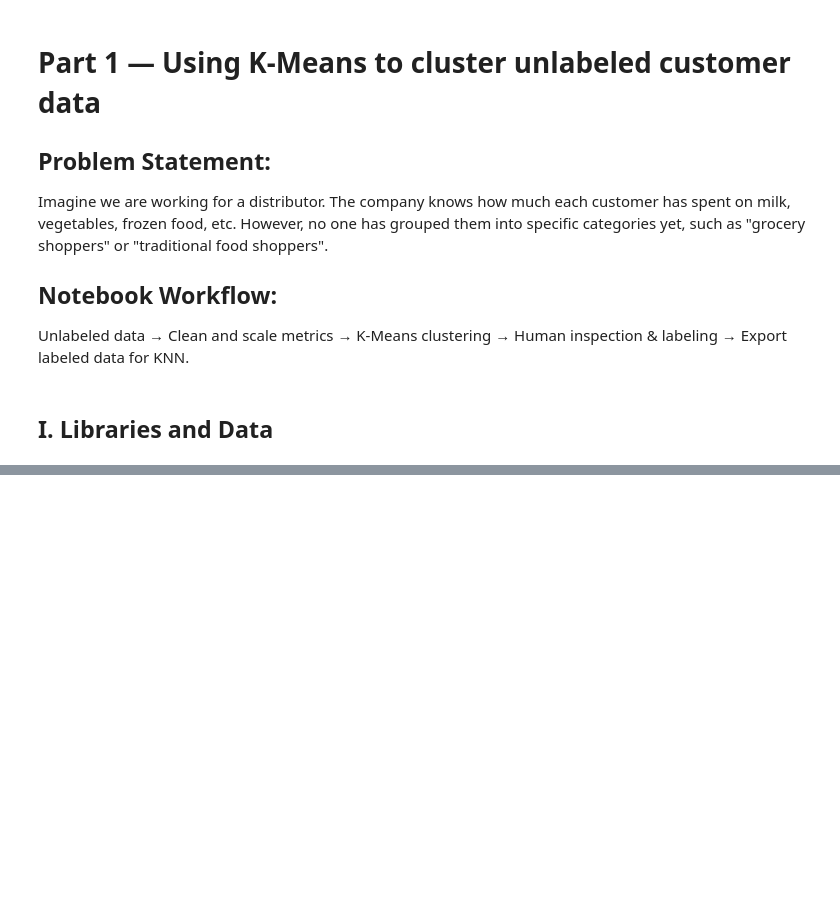
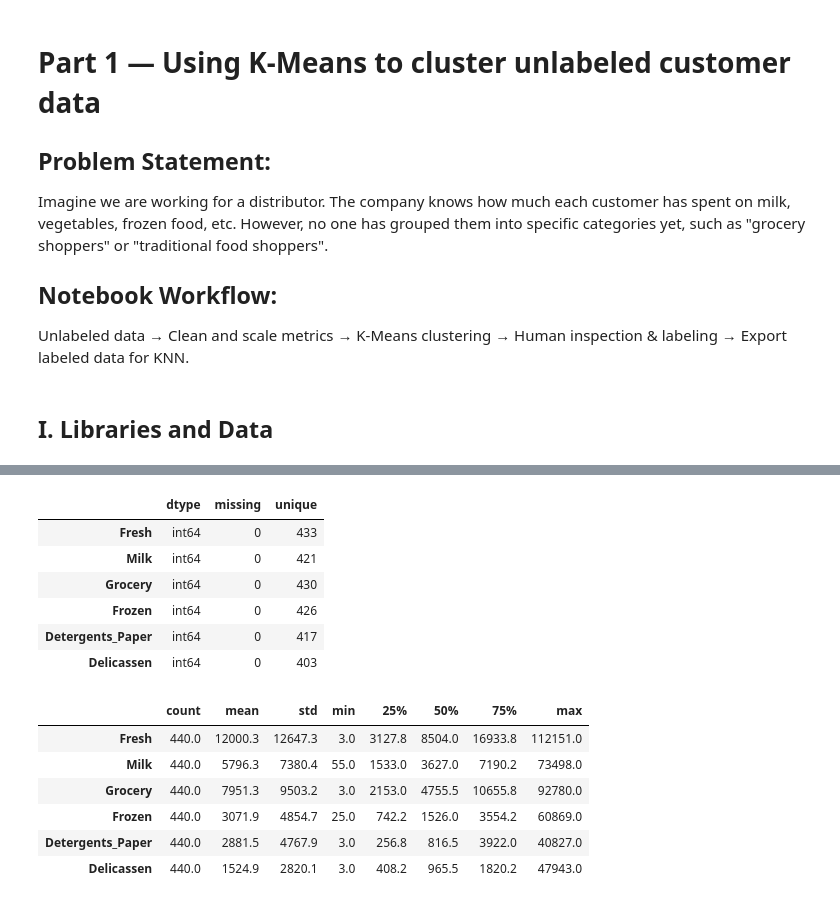
Before and after one commit to tandoan81194-dev/MachineLearning, a Jupyter notebook: K-means/Wholesale Customers - KMeans.ipynb, the cells around one changed output, grey strips where cells are left out. Cells and saved outputs as stored; diff of their text form; code cells hidden in the pictures; blank space fills up the shorter version.

```diff
--- a/K-means/Wholesale Customers - KMeans.ipynb
+++ b/K-means/Wholesale Customers - KMeans.ipynb
@@ -34,0 +49,28 @@ RANDOM_STATE = 42
+# %%
+FEATURES = [
+    "Fresh", "Milk", "Grocery", "Frozen",
+    "Detergents_Paper", "Delicassen"
+]
+
+quality_report = pd.DataFrame({
+    "dtype": df[FEATURES].dtypes.astype(str),
+    "missing": df[FEATURES].isna().sum(),
+    "unique": df[FEATURES].nunique(),
+})
+display(quality_report)
+display(df[FEATURES].describe().T.round(1))
+# %% [output]
+|  | dtype | missing | unique |
+| Fresh | int64 | 0 | 433 |
+| Milk | int64 | 0 | 421 |
+| Grocery | int64 | 0 | 430 |
+| Frozen | int64 | 0 | 426 |
+| Detergents_Paper | int64 | 0 | 417 |
+| Delicassen | int64 | 0 | 403 |
+|  | count | mean | std | min | 25% | 50% | 75% | max |
+| Fresh | 440.0 | 12000.3 | 12647.3 | 3.0 | 3127.8 | 8504.0 | 16933.8 | 112151.0 |
+| Milk | 440.0 | 5796.3 | 7380.4 | 55.0 | 1533.0 | 3627.0 | 7190.2 | 73498.0 |
+| Grocery | 440.0 | 7951.3 | 9503.2 | 3.0 | 2153.0 | 4755.5 | 10655.8 | 92780.0 |
+| Frozen | 440.0 | 3071.9 | 4854.7 | 25.0 | 742.2 | 1526.0 | 3554.2 | 60869.0 |
+| Detergents_Paper | 440.0 | 2881.5 | 4767.9 | 3.0 | 256.8 | 816.5 | 3922.0 | 40827.0 |
+| Delicassen | 440.0 | 1524.9 | 2820.1 | 3.0 | 408.2 | 965.5 | 1820.2 | 47943.0 |
```
Also changed, not shown: parts of 6 cells of this notebook, 1 other file.
